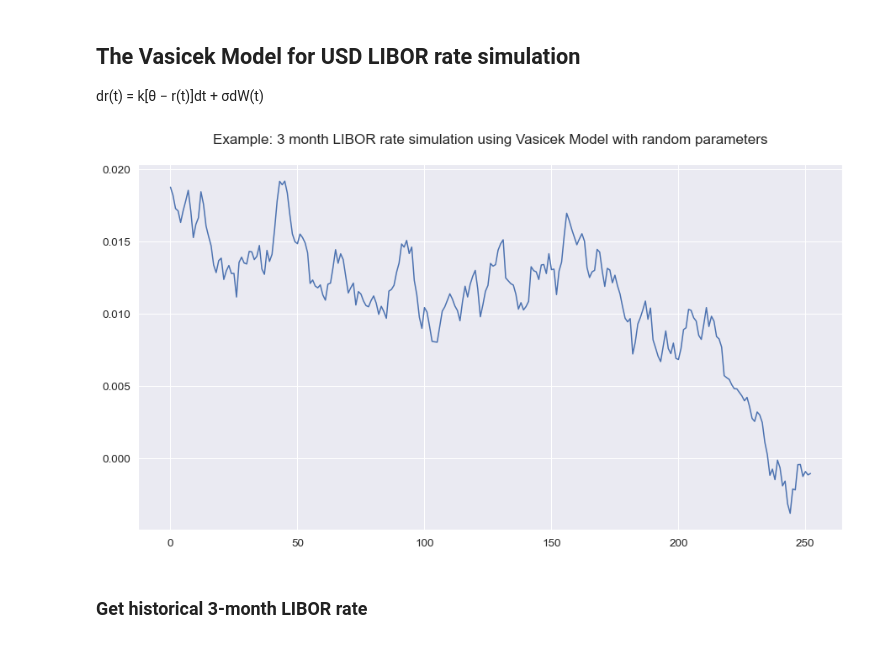
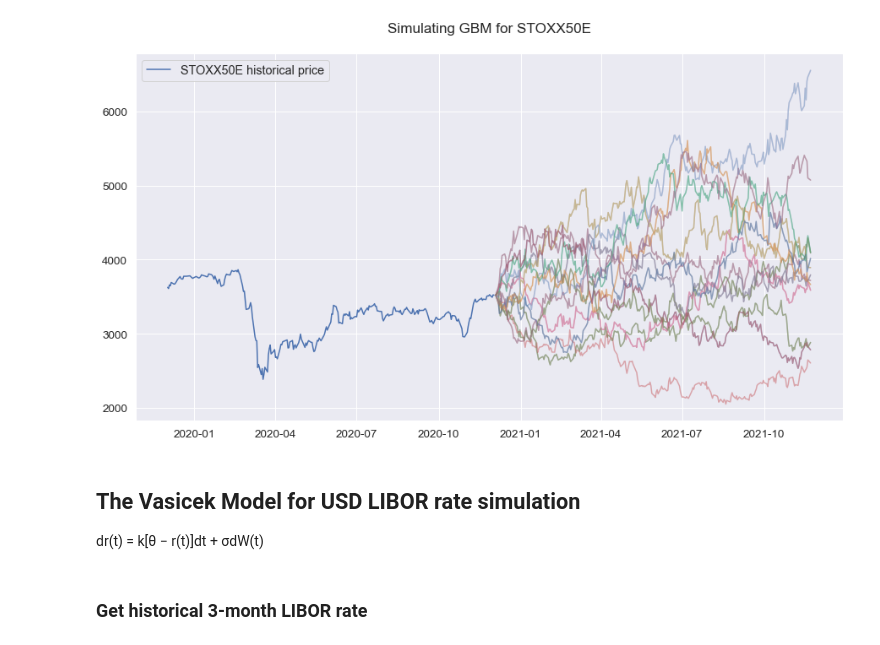
Before and after one commit to abhishekprog0/StructuredPricingEngine, a Jupyter notebook: Structured & Hybrid Project 2020.ipynb, the cells around one changed output. Drawn from its saved outputs; the diff is of its cells as text; code cells hidden in the pictures.

```diff
--- a/Structured & Hybrid Project 2020.ipynb
+++ b/Structured & Hybrid Project 2020.ipynb
@@ -40,17 +40,3 @@ params = {'legend.fontsize': 'large',
           'axes.titlepad': 25}
 
 plt.rcParams.update(params)
-# %%
-class DataReader:
-
-    def __init__(self):
-        pass
-
-    def getStockData(self):
-
-        price = yf.download("^STOXX50E", start = "2019-12-01", end = "2020-12-3")['Adj Close'].reset_index()
-        return prices
-
-    def getLiborData(self):
-
-        pass
@@ -67,0 +199,3 @@ plt.show()
+# %%
+datareader = DataReader()
+price = datareader.GetStockData()
@@ -153,3 +214,18 @@ for seed in seed_list:
+# %%
+n_simulations = 25
+
+plt.title('Simulating GBM for STOXX50E')
+plt.plot(price['Date'], price['Adj Close'], label = "STOXX50E historical price")
+for i in range(n_simulations):
+
+    seed = np.random.randint(1000)
+    price_gbm = model.GBM(seed, price, x_bar, vol)
+    plt.plot(price_gbm['Date'], price_gbm['Close'], alpha = 0.45)
+
+plt.legend()
+plt.show()
+# %% [output]
+[figure, added]
 # %% [markdown]
 ## The Vasicek Model for USD LIBOR rate simulation
 dr(t) = k[θ − r(t)]dt + σdW(t)
@@ -166,10 +232,2 @@ def vasicek(r0, K, theta, sigma, T=1., N=252, seed=777):
-# %%
-xo, yo = vasicek(0.01875, 0.20, -0.1, 0.001, 1, 252)
-
-plt.title("Example: 3 month LIBOR rate simulation using Vasicek Model with random parameters")
-plt.plot(xo,yo)
-plt.show()
-# %% [output]
-[figure, removed]
 # %% [markdown]
 ### Get historical 3-month LIBOR rate
```
Also changed, not shown: parts of 21 cells of this notebook.
